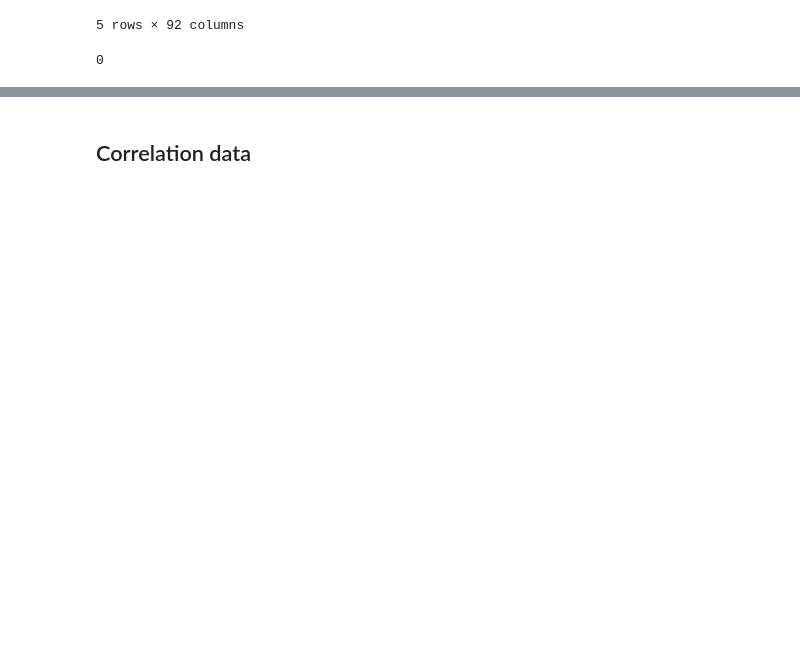
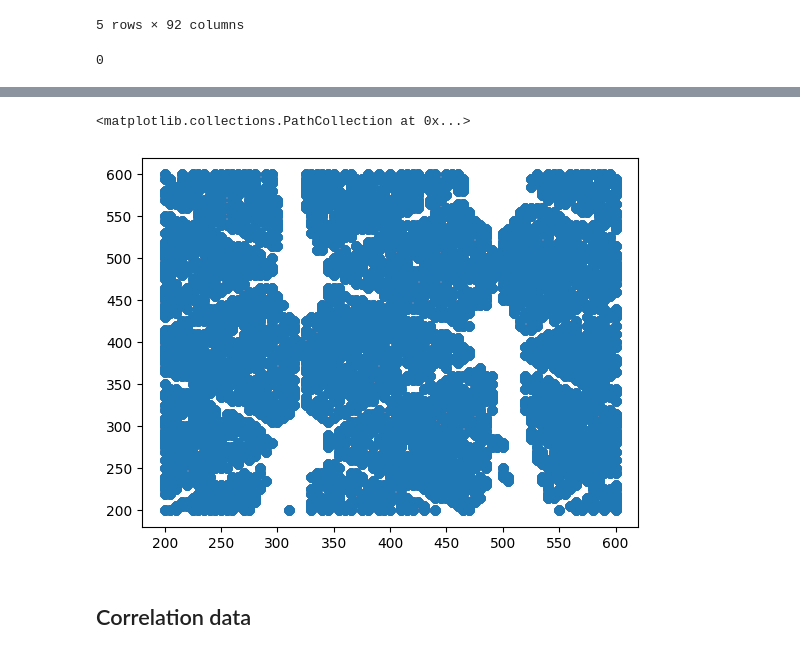
Before and after one commit to MateoRivera/Data-science-lab---Laboratories, a Jupyter notebook: Final project/Preprocessing.ipynb, the cells around one changed output, grey strips where cells are left out. Drawn from its saved outputs; the diff is of its cells as text; code cells hidden in the pictures; blank space fills up the shorter version.

```diff
--- a/Final project/Preprocessing.ipynb
+++ b/Final project/Preprocessing.ipynb
@@ -49,4 +49,9 @@ X_train['negpmax[0]'].hist()
 [figure]
+# %%
+plt.scatter(df['x'],df['y']) #In the next graph we can observe that there are possible 15 clusters, it is not possible been 3 clusters because the biggest blank spaces are due to the pads or wires that were use for.
+# %% [output]
+<matplotlib.collections.PathCollection at 0x...>
+[figure, added]
 # %% [markdown]
 ## Correlation data
 # %%
```
Also changed, not shown: parts of 5 cells of this notebook.
